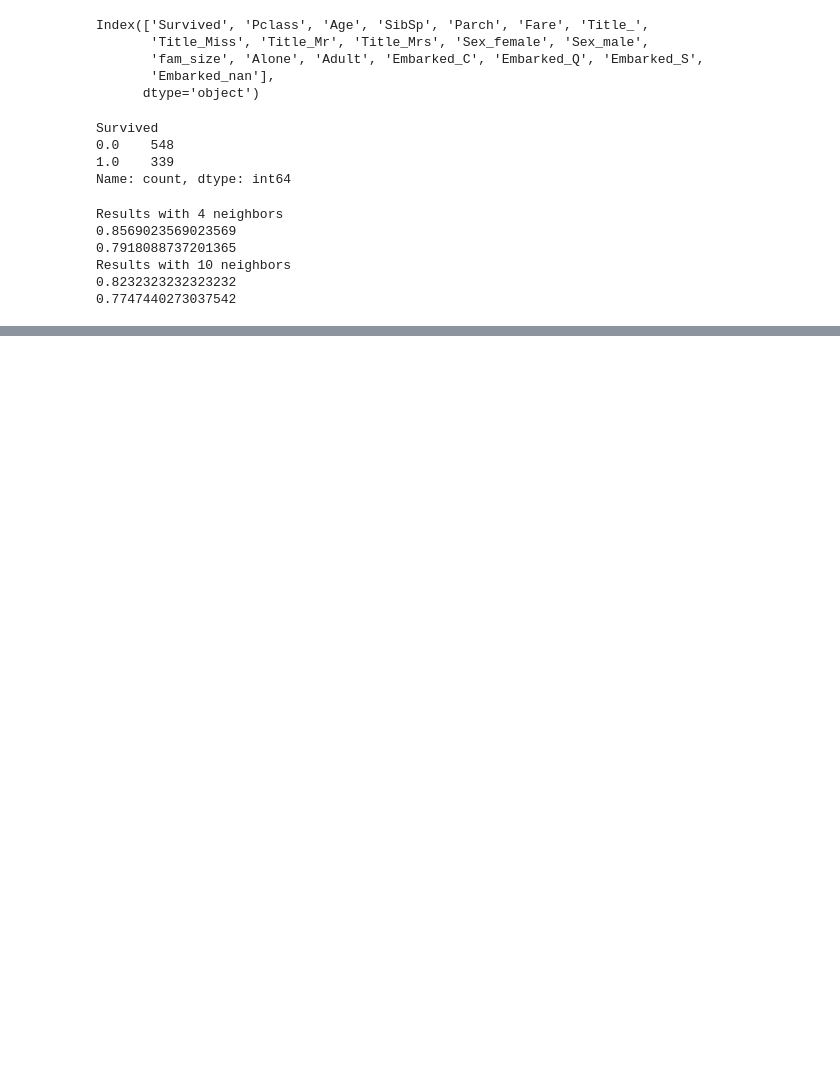
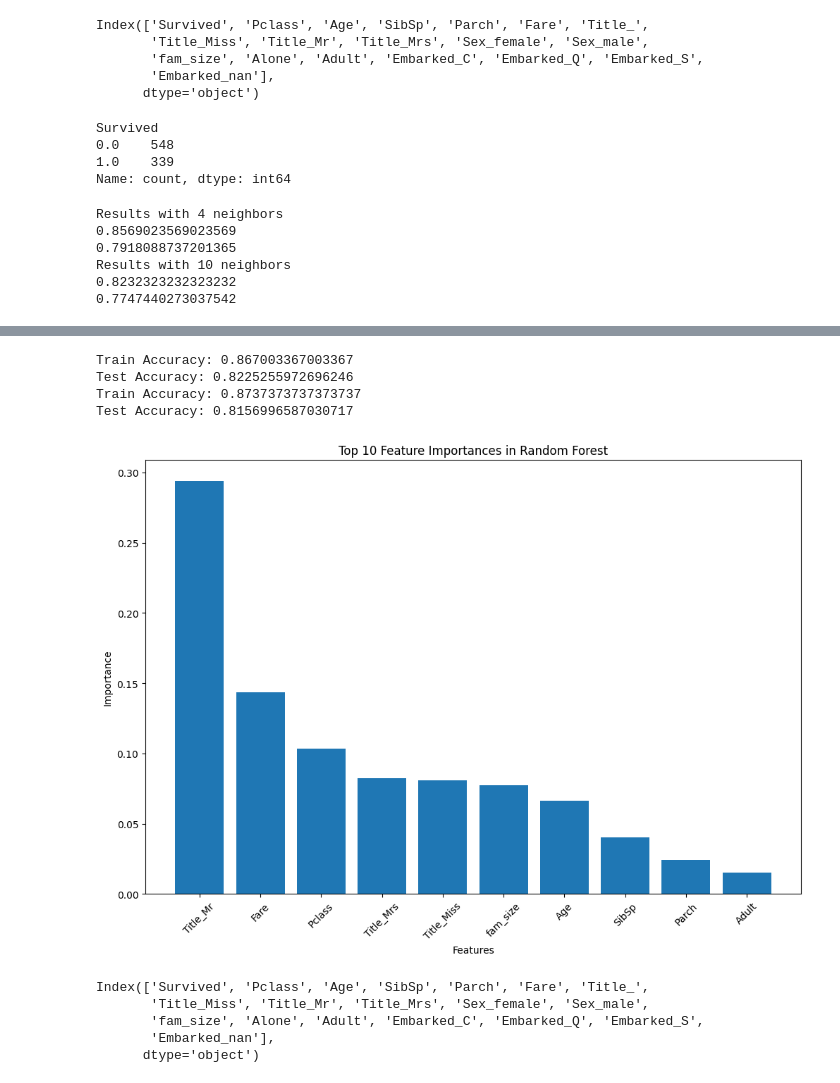
Before and after one commit to BandiMeszaros/titanic, a Jupyter notebook: supervised_learning.ipynb, the cells around one changed output, grey strips where cells are left out. Drawn from its saved outputs; the diff is of its cells as text; code cells hidden in the pictures; blank space fills up the shorter version.

Commit message:
svm decision tree

```diff
--- a/supervised_learning.ipynb
+++ b/supervised_learning.ipynb
@@ -75,0 +203,20 @@ Results with 10 neighbors
+# %%
+# SVM
+
+def get_accuracy(model, X_train, X_test, y_train, y_test):
+    y_train_pred = model.predict(X_train)
+
+    y_test_pred = model.predict(X_test)
+
+    train_accuracy = accuracy_score(y_train, y_train_pred)
+    test_accuracy = accuracy_score(y_test, y_test_pred)
+
+    print("Train Accuracy:", train_accuracy)
+    print("Test Accuracy:", test_accuracy)
+
+
+from sklearn.svm import SVC
+
+svm = SVC(kernel='rbf', C=0.1)  # kernel{‘linear’, ‘poly’, ‘rbf’, ‘sigmoid’, ‘precomputed’} or callable, default=’rbf’
+svm.fit(X_train, y_train)
+get_accuracy(svm, X_train, X_test, y_train, y_test)
@@ -75,0 +226,58 @@ Results with 10 neighbors
+# %%
+# decision tree
+
+from sklearn.tree import DecisionTreeClassifier
+
+decision_tree_clf = DecisionTreeClassifier(max_depth=5)
+decision_tree_clf.fit(X_train, y_train)
+get_accuracy(decision_tree_clf, X_train, X_test, y_train, y_test)
+from sklearn.tree import export_graphviz
+
+export_graphviz(decision_tree_clf,
+                out_file='tree_3.dot',
+                feature_names=X_train.columns.tolist(),
+                class_names=["0", "1"],
+                rounded=True,
+                filled=True)
+
+# random forest
+from sklearn.ensemble import RandomForestClassifier
+rf = RandomForestClassifier(n_estimators=100, max_depth=6, random_state=1)
+rf.fit(X_train, y_train)
+get_accuracy(rf, X_train, X_test, y_train, y_test)
+
+import matplotlib.pyplot as plt
+import numpy as np
+
+feature_importances = rf.feature_importances_
+feature_names = X_train.columns
+
+sorted_indices = np.argsort(feature_importances)[::-1]
+sorted_feature_importances = np.array(feature_importances)[sorted_indices]
+sorted_feature_names = np.array(feature_names)[sorted_indices]
+
+top_n = 10
+top_n_indices = sorted_indices[:top_n]
+top_n_feature_importances = sorted_feature_importances[:top_n]
+top_n_feature_names = sorted_feature_names[:top_n]
+
+plt.figure(figsize=(12, 8))
+plt.title("Top 10 Feature Importances in Random Forest")
+plt.bar(top_n_feature_names, top_n_feature_importances)
+plt.xlabel("Features")
+plt.ylabel("Importance")
+plt.xticks(rotation=45)
+plt.show()
+
+df.columns
+# %% [output]
+Train Accuracy: 0.867003367003367
+Test Accuracy: 0.8225255972696246
+Train Accuracy: 0.8737373737373737
+Test Accuracy: 0.8156996587030717
+[figure, added]
+Index(['Survived', 'Pclass', 'Age', 'SibSp', 'Parch', 'Fare', 'Title_',
+       'Title_Miss', 'Title_Mr', 'Title_Mrs', 'Sex_female', 'Sex_male',
+       'fam_size', 'Alone', 'Adult', 'Embarked_C', 'Embarked_Q', 'Embarked_S',
+       'Embarked_nan'],
+      dtype='object')
```
Also changed, not shown: parts of 9 cells of this notebook.
